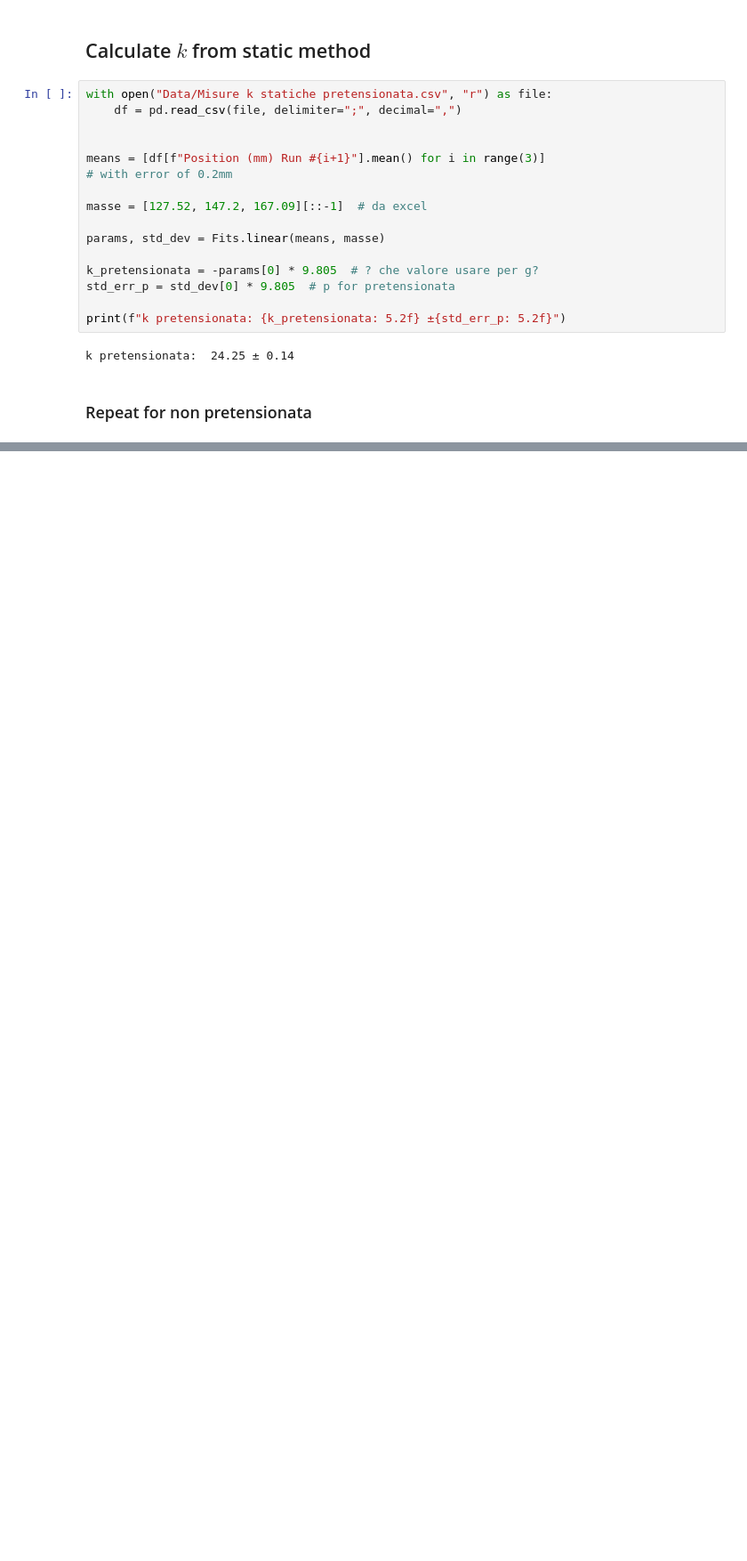
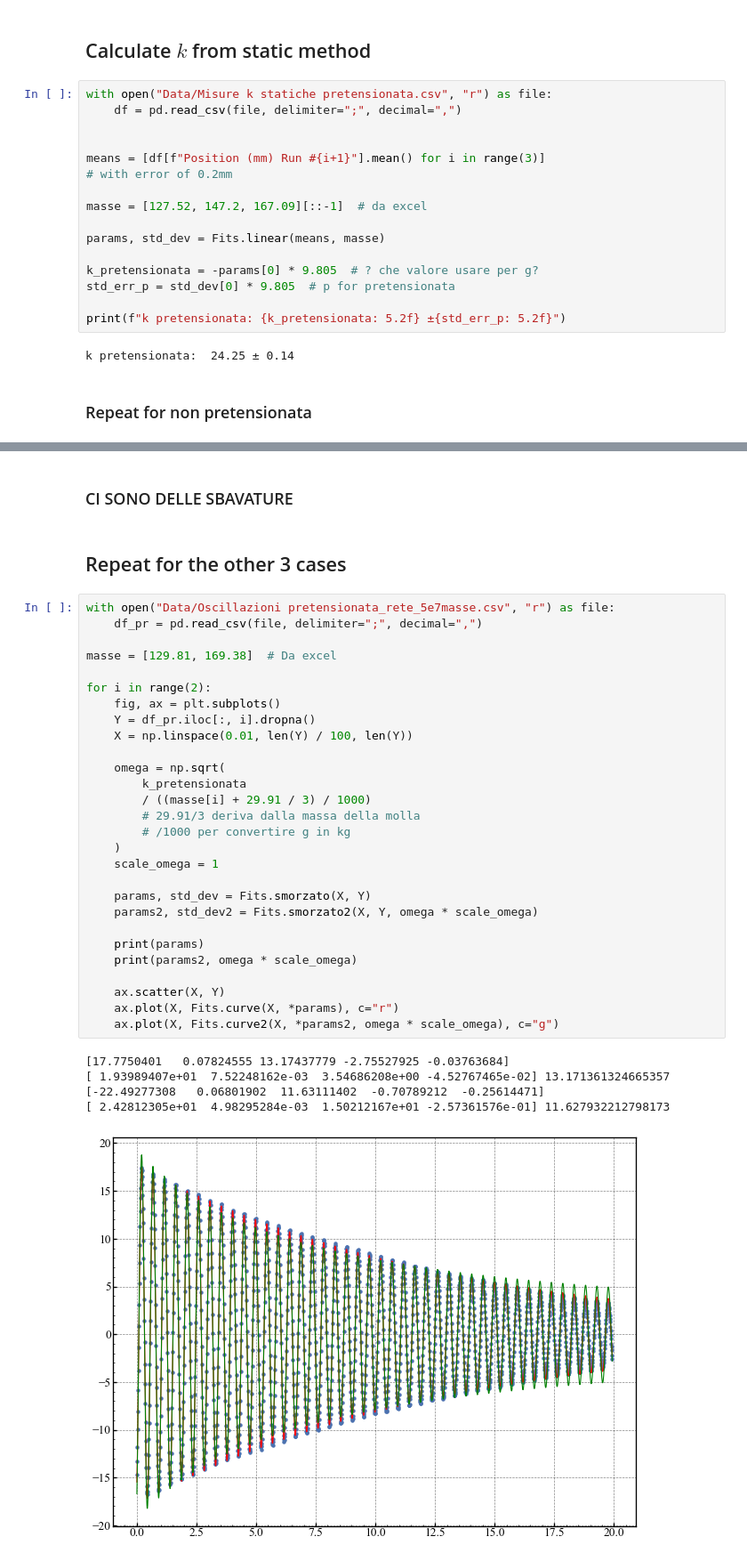
Before and after one commit to Mattia04/Smorzamento, a Jupyter notebook: script.ipynb, the cells around one changed output, grey strips where cells are left out. Shown at 89% size. Cells and saved outputs as stored; diff of their text form; blank space fills up the shorter version.

```diff
--- a/script.ipynb
+++ b/script.ipynb
@@ -50,0 +96,38 @@ k pretensionata:  3.226 ± 0.021
+# %% [markdown]
+### CI SONO DELLE SBAVATURE
+# %% [markdown]
+## Repeat for the other 3 cases
+# %%
+with open("Data/Oscillazioni pretensionata_rete_5e7masse.csv", "r") as file:
+    df_pr = pd.read_csv(file, delimiter=";", decimal=",")
+
+masse = [129.81, 169.38]  # Da excel
+
+for i in range(2):
+    fig, ax = plt.subplots()
+    Y = df_pr.iloc[:, i].dropna()
+    X = np.linspace(0.01, len(Y) / 100, len(Y))
+
+    omega = np.sqrt(
+        k_pretensionata
+        / ((masse[i] + 29.91 / 3) / 1000)
+        # 29.91/3 deriva dalla massa della molla
+        # /1000 per convertire g in kg
+    )
+    scale_omega = 1
+
+    params, std_dev = Fits.smorzato(X, Y)
+    params2, std_dev2 = Fits.smorzato2(X, Y, omega * scale_omega)
+
+    print(params)
+    print(params2, omega * scale_omega)
+
+    ax.scatter(X, Y)
+    ax.plot(X, Fits.curve(X, *params), c="r")
+    ax.plot(X, Fits.curve2(X, *params2, omega * scale_omega), c="g")
+# %% [output]
+[17.7750401   0.07824555 13.17437779 -2.75527925 -0.03763684]
+[ 1.93989407e+01  7.52248162e-03  3.54686208e+00 -4.52767465e-02] 13.171361324665357
+[-22.49277308   0.06801902  11.63111402  -0.70789212  -0.25614471]
+[ 2.42812305e+01  4.98295284e-03  1.50212167e+01 -2.57361576e-01] 11.627932212798173
+[figure, added]
```
Also changed, not shown: parts of 7 cells of this notebook.
